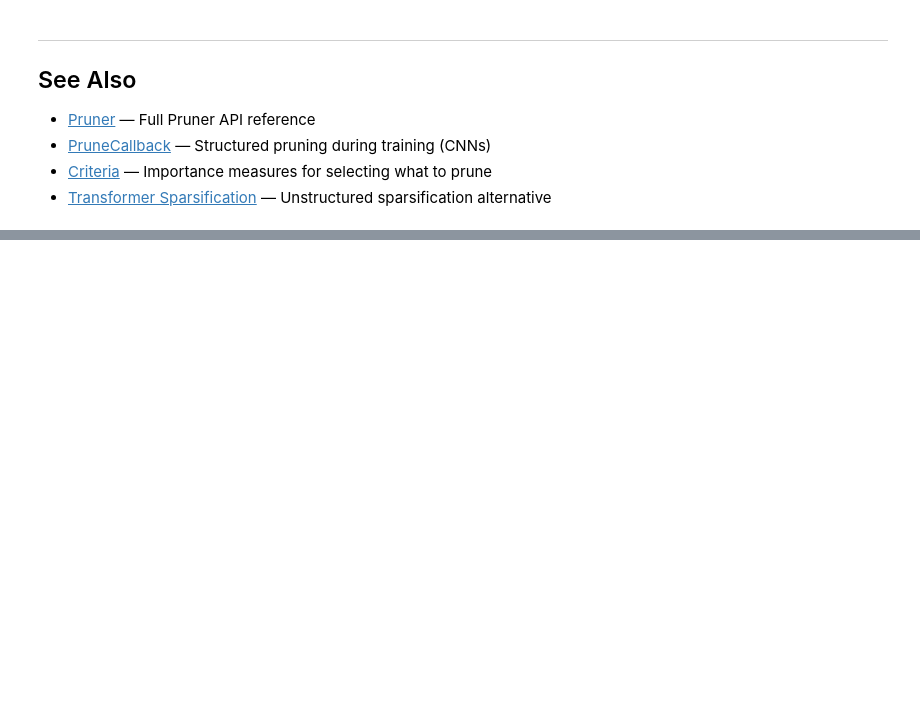
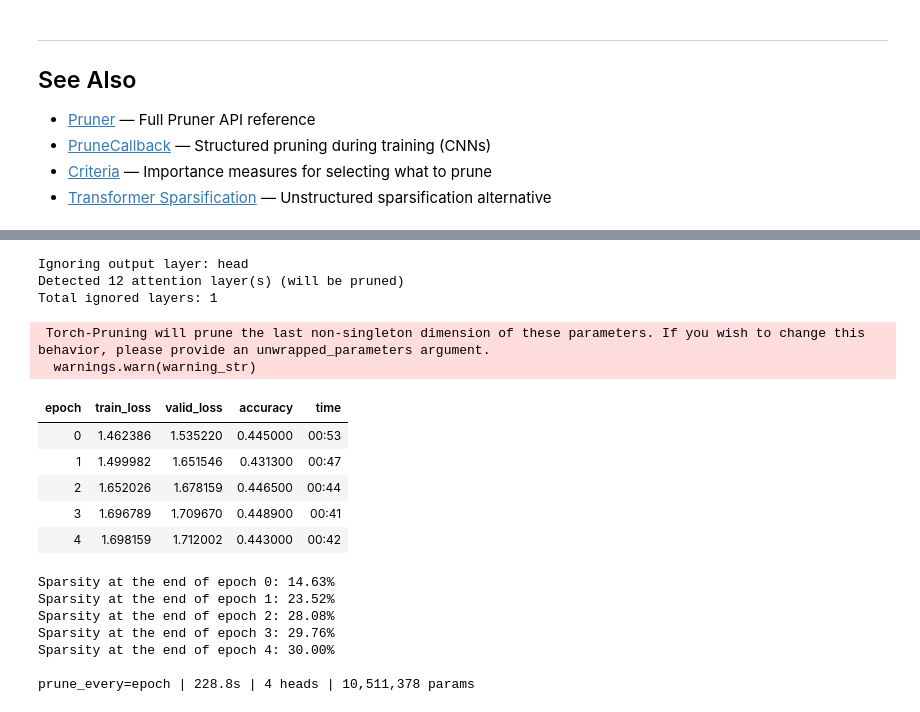
Before and after one commit to FasterAI-Labs/fasterai, a Jupyter notebook: nbs/tutorials/prune/head_pruning.ipynb, the cells around one changed output, grey strips where cells are left out. Cells and saved outputs as stored; diff of their text form; code cells hidden in the pictures; blank space fills up the shorter version.

```diff
--- a/nbs/tutorials/prune/head_pruning.ipynb
+++ b/nbs/tutorials/prune/head_pruning.ipynb
@@ -145,0 +246,37 @@ Head pruning works with attention modules that have a fused QKV Linear layer (`.
+# %%
+import time
+from fasterai.core.schedule import agp
+
+model = create_model('vit_small_patch16_224', pretrained=True, num_classes=10)
+cb = PruneEveryCallback(
+    pruning_ratio=0.3, schedule=agp, context='local', criteria=large_final,
+    head_pruning_ratio=0.5, prune_every='epoch',
+)
+learn = Learner(dls, model, metrics=accuracy, loss_func=CrossEntropyLossFlat())
+
+t0 = time.perf_counter()
+learn.fit(5, lr=1e-3, cbs=[cb])
+elapsed = time.perf_counter() - t0
+
+heads = model.blocks[0].attn.num_heads
+params = sum(p.numel() for p in model.parameters())
+print(f'\nprune_every=epoch | {elapsed:.1f}s | {heads} heads | {params:,} params')
+# %% [output]
+Ignoring output layer: head
+Detected 12 attention layer(s) (will be pruned)
+Total ignored layers: 1
+ Torch-Pruning will prune the last non-singleton dimension of these parameters. If you wish to change this behavior, please provide an unwrapped_parameters argument.
+  warnings.warn(warning_str)
+| epoch | train_loss | valid_loss | accuracy | time |
+| 0 | 1.462386 | 1.535220 | 0.445000 | 00:53 |
+| 1 | 1.499982 | 1.651546 | 0.431300 | 00:47 |
+| 2 | 1.652026 | 1.678159 | 0.446500 | 00:44 |
+| 3 | 1.696789 | 1.709670 | 0.448900 | 00:41 |
+| 4 | 1.698159 | 1.712002 | 0.443000 | 00:42 |
+Sparsity at the end of epoch 0: 14.63%
+Sparsity at the end of epoch 1: 23.52%
+Sparsity at the end of epoch 2: 28.08%
+Sparsity at the end of epoch 3: 29.76%
+Sparsity at the end of epoch 4: 30.00%
+
+prune_every=epoch | 228.8s | 4 heads | 10,511,378 params
```
Also changed, not shown: parts of 11 cells of this notebook, 6 other files.
